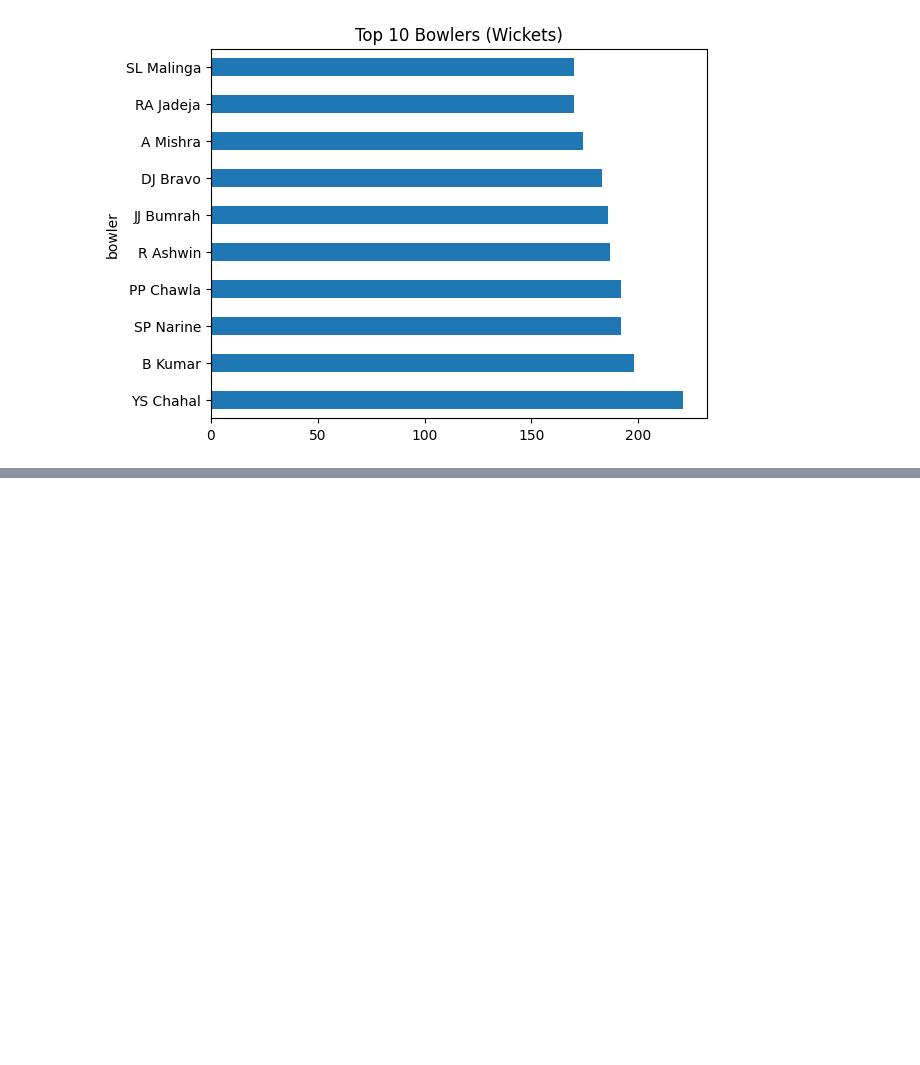
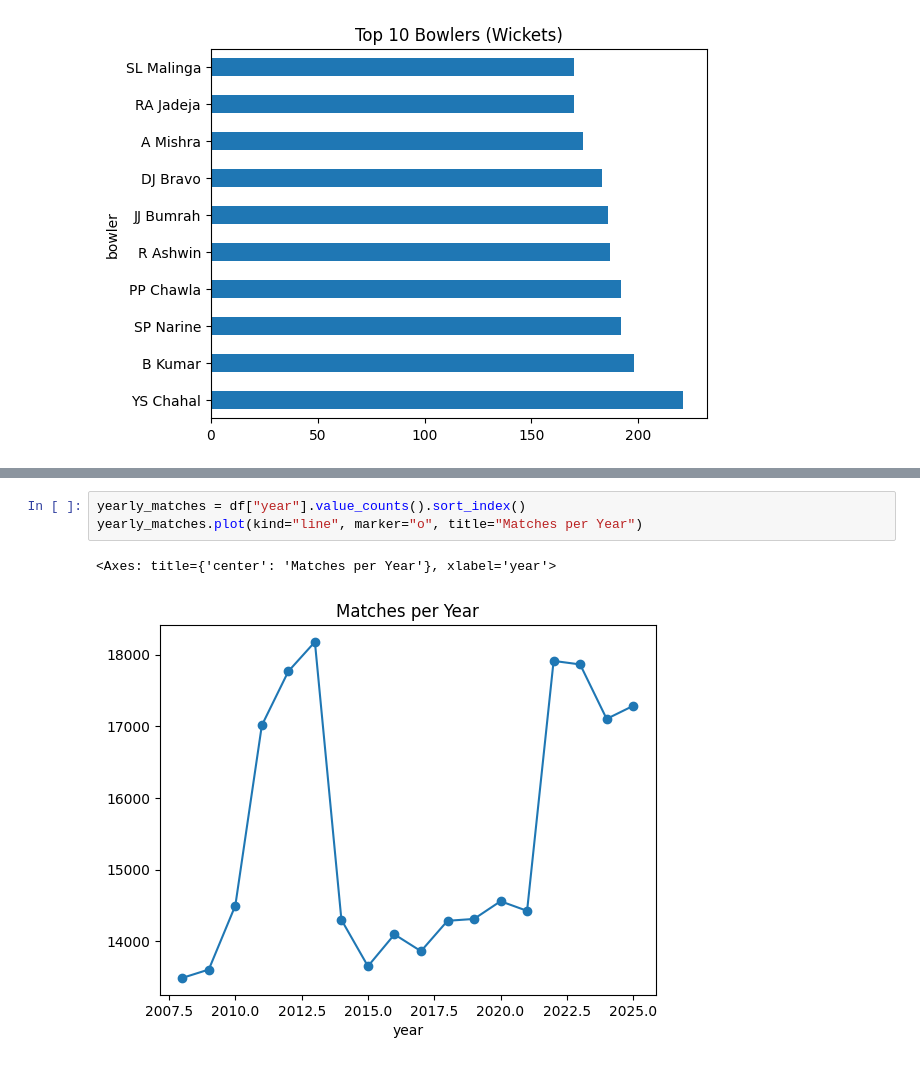
Before and after one commit to RAVIKANTH55-rgb/ipl-data-analysis, a Jupyter notebook: IPL_Analysisipynb.ipynb, the cells around one changed output, grey strips where cells are left out. Drawn from its saved outputs; the diff is of its cells as text; blank space fills up the shorter version.

```diff
--- a/IPL_Analysisipynb.ipynb
+++ b/IPL_Analysisipynb.ipynb
@@ -16,0 +29,6 @@ top_bowlers.plot(kind="barh", title="Top 10 Bowlers (Wickets)")
+# %%
+yearly_matches = df["year"].value_counts().sort_index()
+yearly_matches.plot(kind="line", marker="o", title="Matches per Year")
+# %% [output]
+<Axes: title={'center': 'Matches per Year'}, xlabel='year'>
+[figure, added]
```
Also changed, not shown: parts of 2 cells of this notebook.
